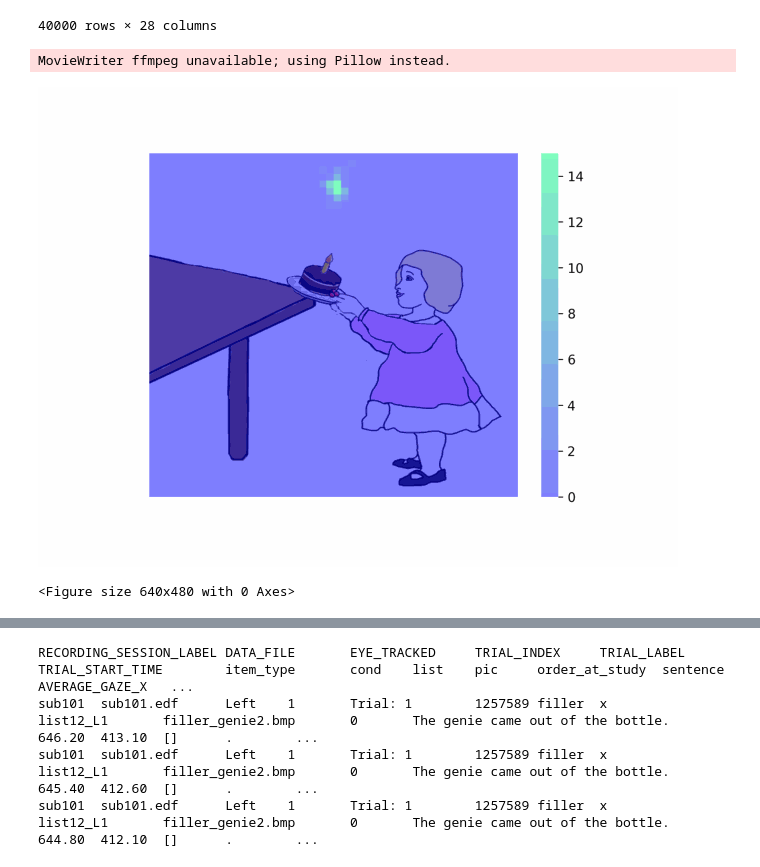
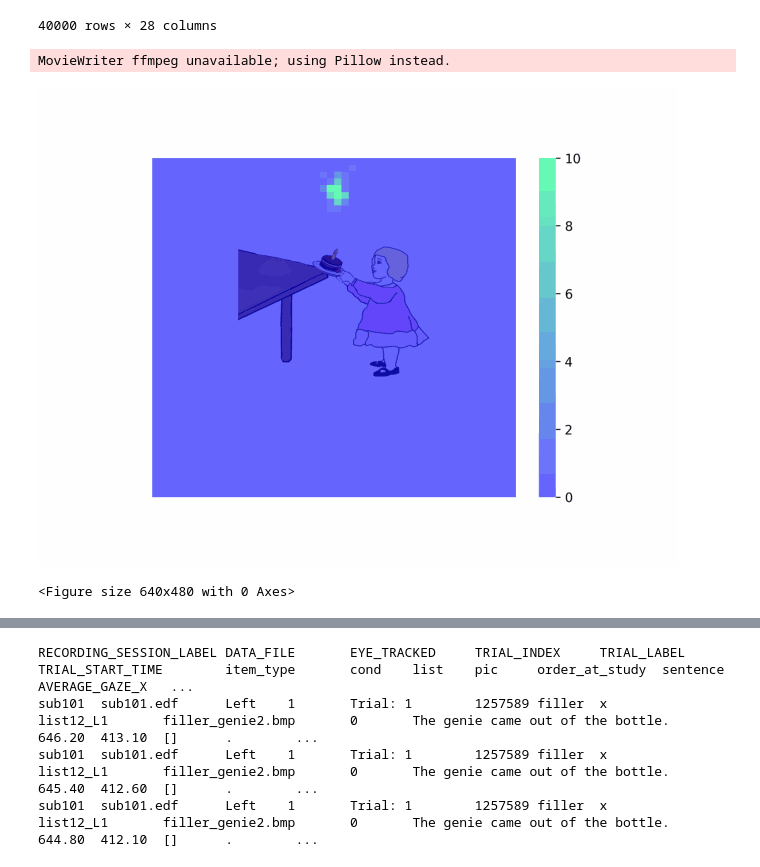
Before and after one commit to Yellowtintin/Clementine-Eye-tracking-thesis, a Jupyter notebook: Data_Exploration.ipynb, the cells around one changed output, grey strips where cells are left out. Saved outputs shown, nothing was run; the diff lists cells and outputs as text; code cells hidden in the pictures.

Commit message:
fixed heatmap image scaling

```diff
--- a/Data_Exploration.ipynb
+++ b/Data_Exploration.ipynb
@@ -283,17 +283,27 @@ def gen_heatmap_frame(item, timestamp):
     # Create 2D histogram
     heatmap, xedges, yedges = np.histogram2d(x_vals, y_vals, bins=resolution, range=[[0, 1000], [0, 1000]])
 
+    # Calculate scaling factors to map image position to heatmap grid
+    x_scale = (xedges[-1] - xedges[0]) / resolution
+    y_scale = (yedges[-1] - yedges[0]) / resolution
+
+    # Scale the image position to align with the heatmap grid
+    xmin_scaled = xmin * (1 / x_scale)
+    xmax_scaled = xmax * (1 / x_scale)
+    ymin_scaled = ymin * (1 / y_scale)
+    ymax_scaled = ymax * (1 / y_scale)
+
     fig, ax = plt.subplots()
 
     hmax = sns.heatmap(heatmap.T,
                 #cmap = al_winter, # this worked but I didn't like it
                 cmap = matplotlib.cm.winter,
-                alpha = 0.5, # whole heatmap is translucent
+                alpha = 0.6, # whole heatmap is translucent
                 annot = False,
                 zorder = 2,
                 xticklabels=False,
                 yticklabels=False,
-                vmax=15
+                vmax=10
                 )
 
     # heatmap uses pcolormesh instead of imshow, so we can't pass through
@@ -302,40 +312,40 @@ def gen_heatmap_frame(item, timestamp):
 
     hmax.imshow(map_img,
               aspect = hmax.get_aspect(),
-              extent = hmax.get_xlim() + hmax.get_ylim(),
+              extent = [xmin_scaled, xmax_scaled, ymax_scaled, ymin_scaled],
               zorder = 1) #put the map under the heatmap
 
     plot_filename = os.path.join(save_folder, f"{str(timestamp)}.png")
     plt.savefig(plot_filename, dpi=300, bbox_inches='tight')
     plt.close(fig)
 
 
-def gen_all_HM_frames(item):
+def gen_all_HM_frames(item, frame_intervale=10):
     folder_path = "./heat_images"
 
     for filename in os.listdir(folder_path):
         file_path = os.path.join(folder_path, filename)
         if os.path.isfile(file_path) and filename != ".gitignore":  # Ensure it's a file, not a folder
             os.remove(file_path)
 
     os.makedirs("heat_images", exist_ok=True)
 
     item_df = results_df.loc[results_df['item'] == item]
-    for i in range(item_df['Time'].min(), item_df['Time'].max()+1, 10):
+    for i in range(item_df['Time'].min(), item_df['Time'].max()+1, frame_intervale):
         gen_heatmap_frame(item, i)
         print(i, "/", item_df['Time'].max())
         clear_output(wait=True)
 
     display_plot_gif("animated_heatmap", r"heat_images")
 
 
 
-#gen_heatmap_frame(6, 100)
-gen_all_HM_frames(6)
+#gen_heatmap_frame(6, 2000)
+gen_all_HM_frames(6, 100)
 display(dis_image(filename="saved_gifs/animated_heatmap.gif"))
 # %% [output]
 MovieWriter ffmpeg unavailable; using Pillow instead.
-[figure, old version]
+[figure, new version]
 <Figure size 640x480 with 0 Axes>
 # %%
 def create_mapping_file(): # TODO: check about 3 missing boundary files
```
